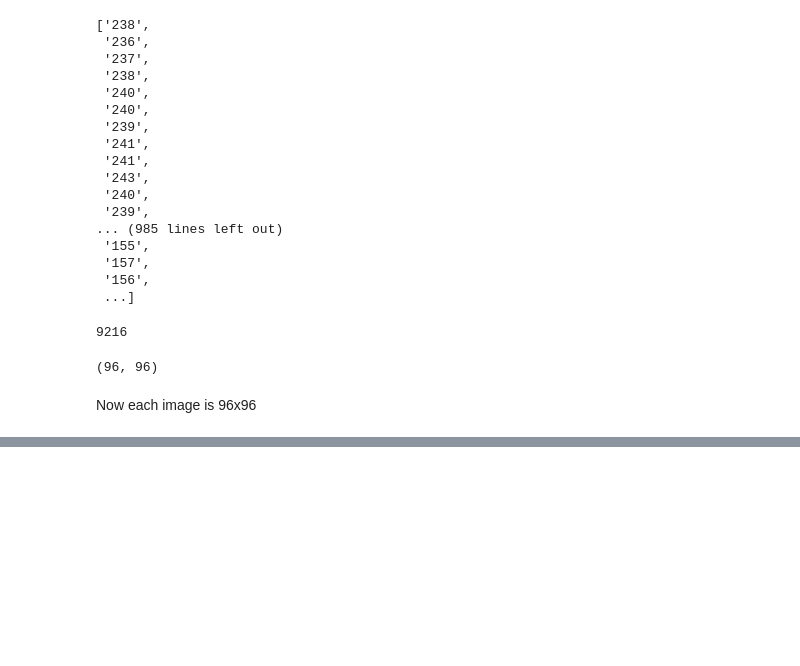
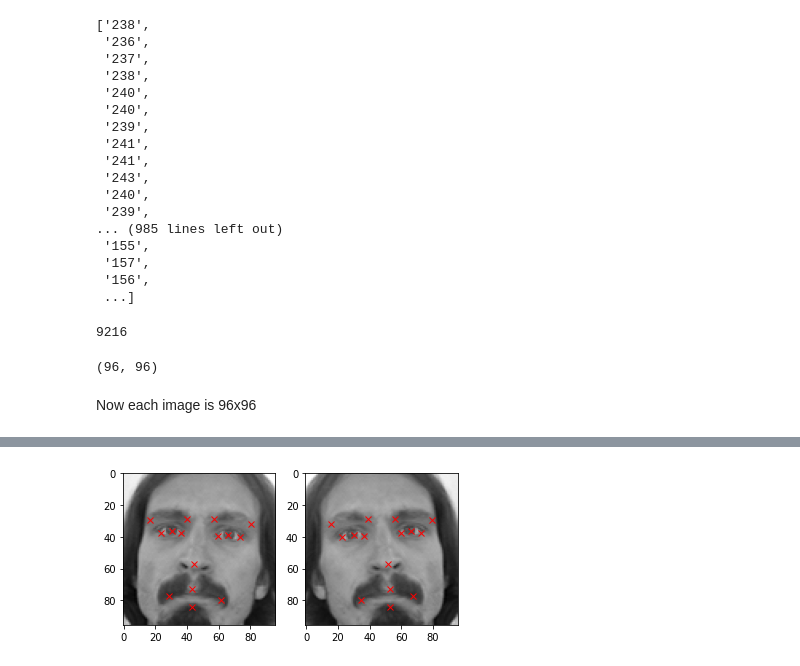
Before and after one commit to Khaliladib11/Emotion-AI, a Jupyter notebook: Facial Key Point Detection/Facial Key Point Detection.ipynb, the cells around one changed output, grey strips where cells are left out. Saved outputs shown, nothing was run; the diff lists cells and outputs as text; code cells hidden in the pictures; blank space fills up the shorter version.

Commit message:
Perform Data Augmentation

```diff
--- a/Facial Key Point Detection/Facial Key Point Detection.ipynb
+++ b/Facial Key Point Detection/Facial Key Point Detection.ipynb
@@ -152,0 +155,8 @@ for i in range(25):
+# %%
+# copy the data first
+import copy
+keyfacial_df_copy = copy.copy(keyfacial_df)
+# %%
+# Obtain the columns name
+columns = keyfacial_df_copy.columns[:-1]
+columns
@@ -152,0 +179,25 @@ for i in range(25):
+# %%
+# Perform Horizontal Flip
+keyfacial_df_copy['Image'] = keyfacial_df_copy['Image'].apply(lambda x: np.flip(x, axis=1))
+
+# Now flip the x-axis points
+for i in range(len(columns)):
+    # take only the x's points
+    if i % 2 == 0:
+        keyfacial_df_copy[columns[i]] = keyfacial_df_copy[columns[i]].apply(lambda x: 96. - float(x))
+# %%
+fig = plt.figure()
+# Plot original image
+index = 0
+ax1 = fig.add_subplot(1, 2, 1)
+ax1.imshow(keyfacial_df['Image'][index], cmap="gray")
+for i in range(1, 31, 2):
+    ax1.plot(keyfacial_df.loc[index][i-1], keyfacial_df.loc[index][i], 'rx')
+
+# Plot fliped image
+ax2 = fig.add_subplot(1, 2, 2)
+ax2.imshow(keyfacial_df_copy['Image'][index], cmap="gray")
+for i in range(1, 31, 2):
+    ax2.plot(keyfacial_df_copy.loc[index][i-1], keyfacial_df_copy.loc[index][i], 'rx')
+# %% [output]
+[figure, added]
```
Also changed, not shown: parts of 18 cells of this notebook.
